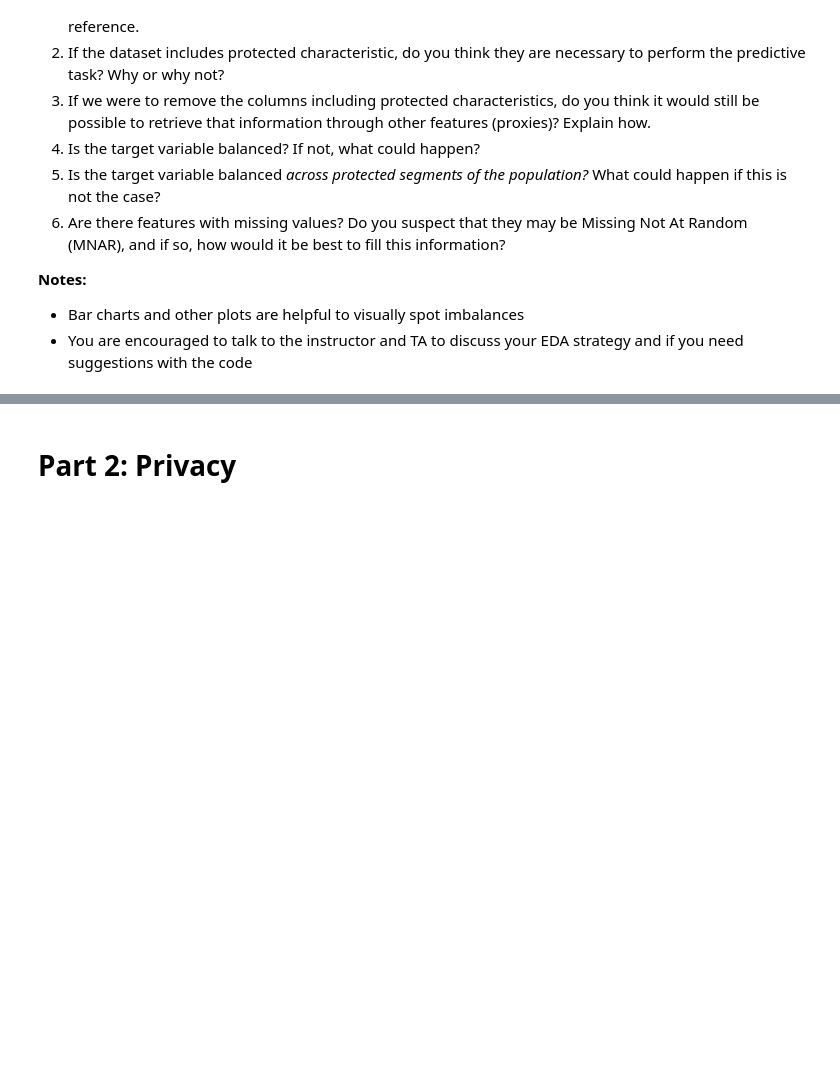
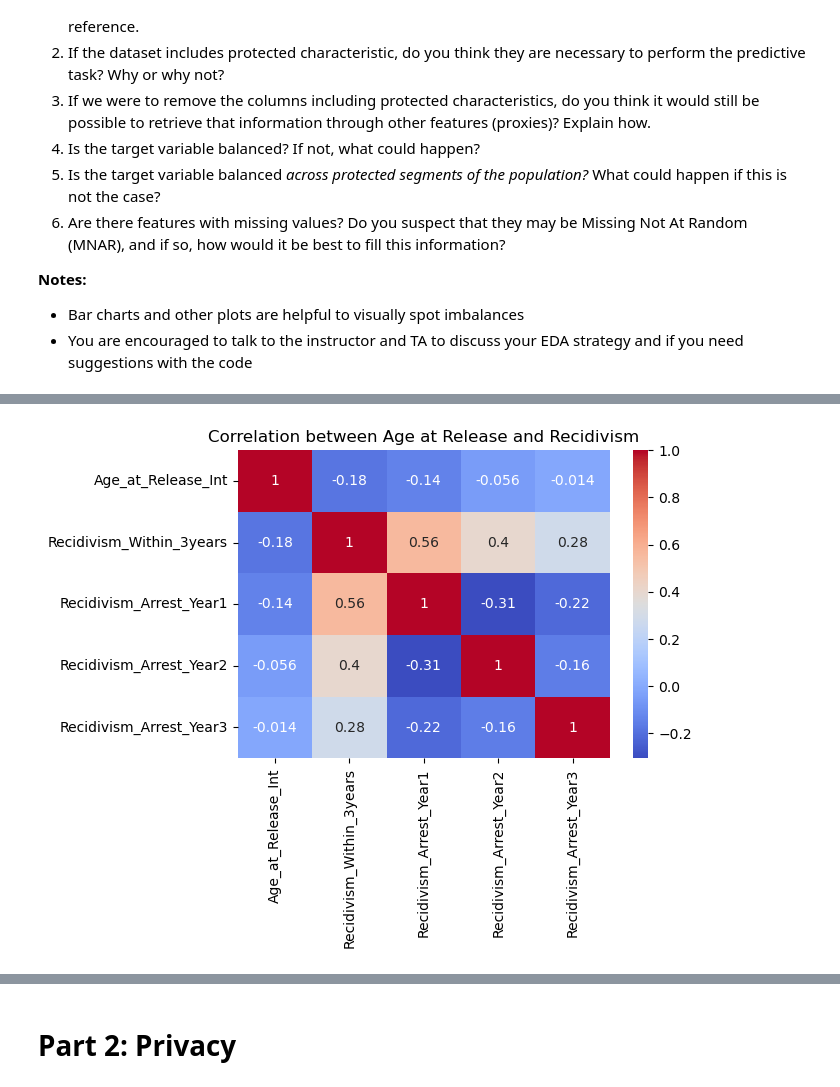
Before and after one commit to RaymondZhang20/DSCI430, a Jupyter notebook: Module 2 assignment-1.ipynb, the cells around one changed output, grey strips where cells are left out. Drawn from its saved outputs; the diff is of its cells as text; code cells hidden in the pictures; blank space fills up the shorter version.

```diff
--- a/Module 2 assignment-1.ipynb
+++ b/Module 2 assignment-1.ipynb
@@ -176,2 +186,5 @@ You are free to use tools and functions of your choice to complete the EDA. Your
 # %%
-# Your solution here. You may add more code/markdown cells as needed.
+import pandas as pd
+
+df = pd.read_csv('NIJ_s_Recidivism_Challenge_Training_Dataset.csv')
+print(df.head())
@@ -177,0 +238,12 @@ You are free to use tools and functions of your choice to complete the EDA. Your
+# %%
+age_mapping = {
+    '18-22': 20,
+    '23-27': 25,
+    '28-32': 30,
+    '33-37': 35,
+    '38-42': 40,
+    '43-47': 45,
+    '48 or older': 50
+}
+df['Age_at_Release_Int'] = df['Age_at_Release'].map(age_mapping)
+df[['Age_at_Release', 'Age_at_Release_Int']].head()
@@ -177,0 +257,16 @@ You are free to use tools and functions of your choice to complete the EDA. Your
+# %%
+import seaborn as sns
+import matplotlib.pyplot as plt
+df['Recidivism_Within_3years'] = df['Recidivism_Within_3years'].astype(int)
+df['Recidivism_Arrest_Year1'] = df['Recidivism_Arrest_Year1'].astype(int)
+df['Recidivism_Arrest_Year2'] = df['Recidivism_Arrest_Year2'].astype(int)
+df['Recidivism_Arrest_Year3'] = df['Recidivism_Arrest_Year3'].astype(int)
+
+correlation_matrix = df[['Age_at_Release_Int', 'Recidivism_Within_3years', 'Recidivism_Arrest_Year1', 'Recidivism_Arrest_Year2', 'Recidivism_Arrest_Year3', ]].corr()
+
+plt.figure(figsize=(6, 4))
+sns.heatmap(correlation_matrix, annot=True, cmap='coolwarm', cbar=True)
+plt.title('Correlation between Age at Release and Recidivism')
+plt.show()
+# %% [output]
+[figure, added]
```
Also changed, not shown: parts of 14 cells of this notebook.
